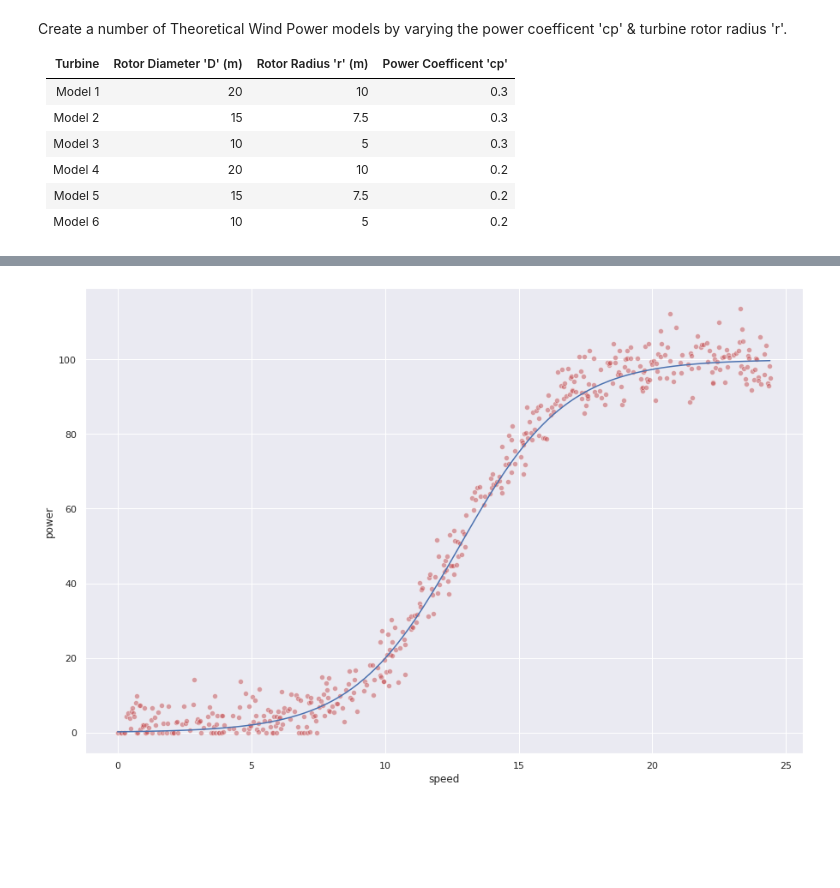
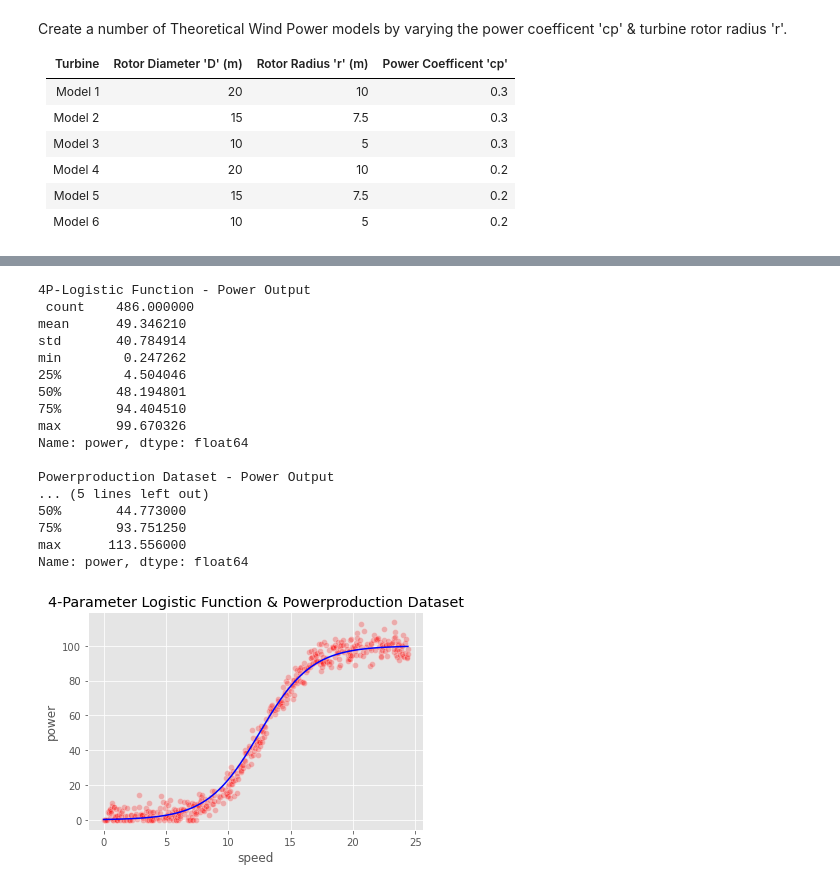
Before and after one commit to PaulSweeney89/FDA-Project2020, a Jupyter notebook: windpower.ipynb, the cells around one changed output, grey strips where cells are left out. Cells and saved outputs as stored; diff of their text form; code cells hidden in the pictures; blank space fills up the shorter version.

Commit message:
updates to 4-P log & linear reg models added

```diff
--- a/windpower.ipynb
+++ b/windpower.ipynb
@@ -191,7 +201,7 @@ $$ P= \frac{1}{2}\rho A v^3 C_p \hspace{1cm} (1)$$
 # %%
 # Using Formula (1) to calculate the Theoretical Wind Power
 
-def P(v, r, cp):
+def P1(v, r, cp):
     '''Function to calculate Wind Power
     Input variables: -
     v = wind speed
@@ -205,9 +215,9 @@ def P(v, r, cp):
     A = (r**2) * 3.14
 
     # Power formula (1)
-    P = 0.5*rho*A*(v**3)*cp / 1000
+    Power = 0.5*rho*A*(v**3)*cp / 1000
 
-    return P
+    return Power
 # %%
 # create a NumPy array to provide wind speeds from 0 upto 17.5m/s in 0.5m/s increments
 v = np.linspace(0.0, 17.5, 35)
@@ -243,12 +253,12 @@ sns.lineplot(x=df_models["wind speed"], y=df_models["power model 4"], linewidth
 sns.lineplot(x=df_models["wind speed"], y=df_models["power model 5"], linewidth = 3)
 sns.lineplot(x=df_models["wind speed"], y=df_models["power model 6"], linewidth = 3)
 
-
+# apply labels to plot
 plt.legend(labels=['Model 1', 'Model 2', 'Model 3', 'Model 4',
                    'Model 5', 'Model 6'
                   ])
+# apply title to plot
 plt.title("Theoretical Wind Power & Powerproduction Dataset")
 
-sns.set(rc={'figure.figsize':(15, 10)})
 sns.scatterplot(data=df_clean, x="speed", y="power", color='r', alpha=0.5);
 # %% [output]
@@ -311,9 +346,9 @@ slope 12.0
 # %%
 # Using 4-parameter logistic function (2) to develop wind power curve
-def P(u):
+def P2(u):
     '''4-parameter logistic function,
     Input parameters: -
     a, m, n & r'''
-    a, m, n, tau = 100, 0, 600, 2
-    Pu = a * (1.0 + m * np.exp(-u / tau)) / (1.0 + n * np.exp(-u / tau))
-    return Pu
+    #a, m, n, tau = 100, 0, 600, 2 # Initial Estimate test values (uncomment to use as inputs)
+    P = a * (1.0 + m * np.exp(-u / tau)) / (1.0 + n * np.exp(-u / tau))
+    return P
@@ -337,5 +355,37 @@ df_4p_model
+# %%
+# DataFrame with Windspeed & Power calculated using 4-parameter logistic function
+df_4p_model = pd.DataFrame({"wind speed":df_clean["speed"], "power":P2(df_clean["speed"])})
+
+# Output Summaries of "4P-Logistic Function - Power Output" & "Powerproduction Dataset - Power Output"
+print("4P-Logistic Function - Power Output", "\n", df_4p_model["power"].describe(), "\n")
+
+print("Powerproduction Dataset - Power Output", "\n", df_clean["power"].describe())
+# %% [output]
+4P-Logistic Function - Power Output
+ count    486.000000
+mean      49.346210
+std       40.784914
+min        0.247262
+25%        4.504046
+50%       48.194801
+75%       94.404510
+max       99.670326
+Name: power, dtype: float64
+
+Powerproduction Dataset - Power Output
+... (5 lines left out)
+50%       44.773000
+75%       93.751250
+max      113.556000
+Name: power, dtype: float64
 # %%
-sns.lineplot(x=df_clean["speed"],y=df_4p_model["power"])
-sns.scatterplot(data=df_clean, x="speed", y="power", color='r', alpha=0.5);
+# Plot of 4-P Logistic Function
+sns.lineplot(x=df_clean["speed"],y=df_4p_model["power"], color='b')
+
+# apply title to plot
+plt.title("4-Parameter Logistic Function & Powerproduction Dataset")
+
+# Powerproduction Dataset Plot
+sns.scatterplot(data=df_clean, x="speed", y="power", color='r', alpha=0.25);
 # %% [output]
-[figure, old version]
+[figure, new version]
```
Also changed, not shown: parts of 23 cells of this notebook.
